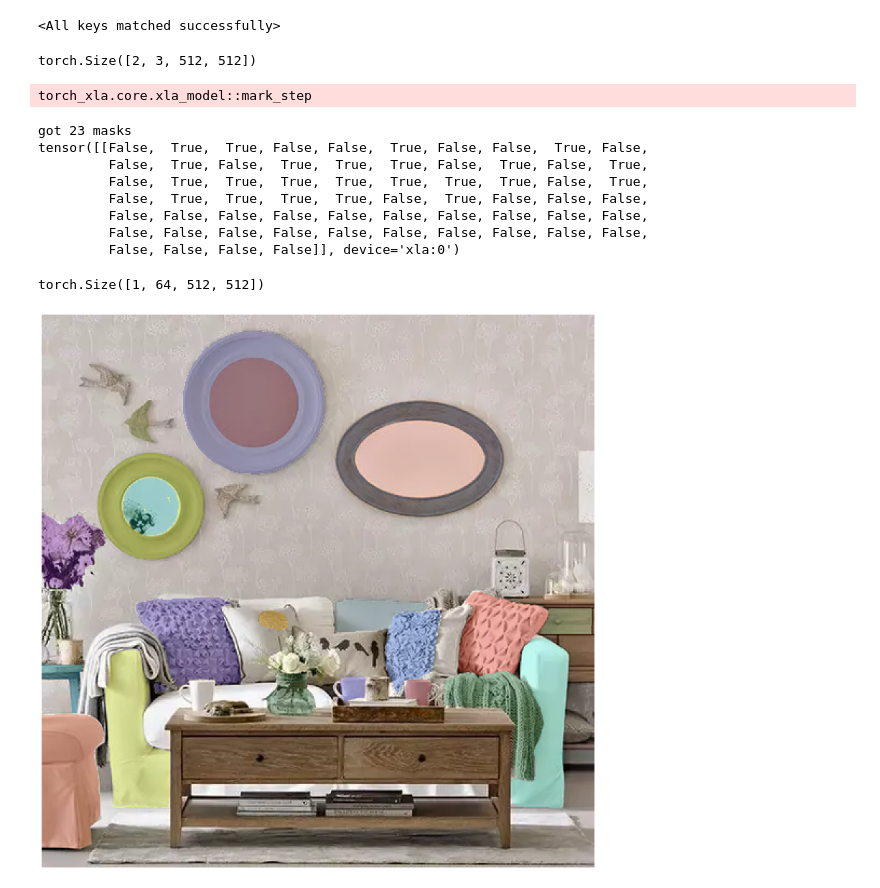
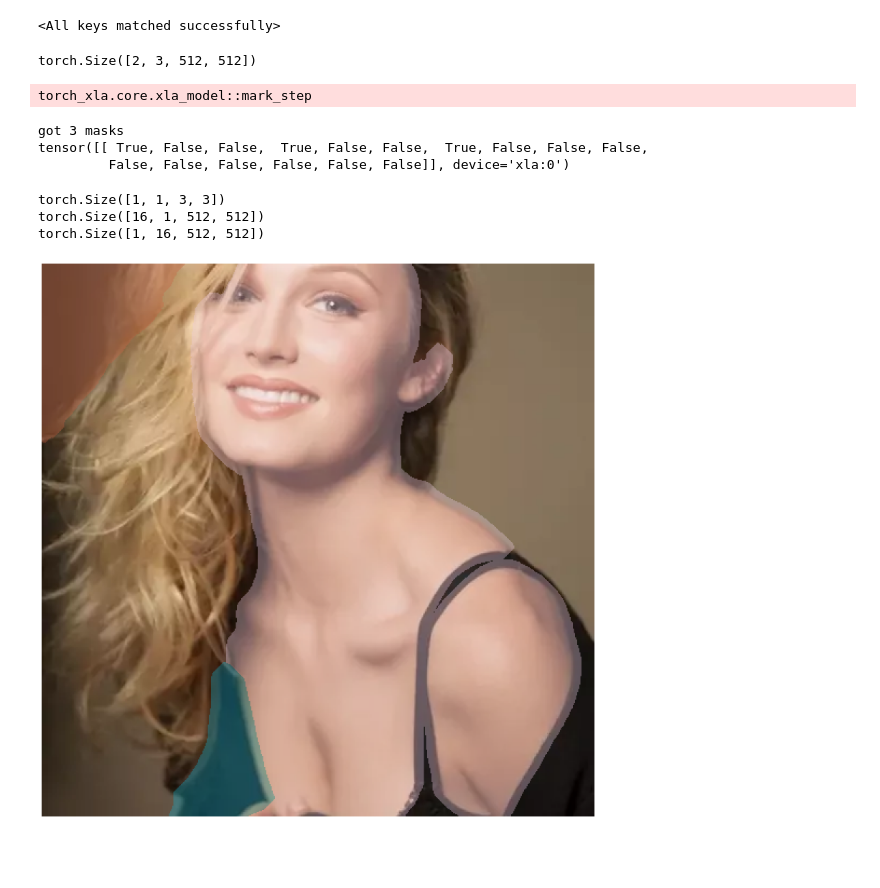
Before and after one commit to drhead/sam-hq, a Jupyter notebook: hqsam_xla_amg_test.ipynb, the cells around one changed output. Drawn from its saved outputs; the diff is of its cells as text; code cells hidden in the pictures; blank space fills up the shorter version.

```diff
--- a/hqsam_xla_amg_test.ipynb
+++ b/hqsam_xla_amg_test.ipynb
@@ -121,8 +121,8 @@ sam_dynamo = torch.compile(model, backend='torchxla_trace_once')
 # %%
 mask_generator = SamAutomaticMaskGenerator(
     model=sam_dynamo,
-    points_per_side=8,
-    points_per_batch=64
+    points_per_side=4,
+    points_per_batch=16
 )
 # %%
 def gen_masks():
@@ -139,32 +139,73 @@ tensor1 = torch.as_tensor(image).permute(2, 0, 1).contiguous()[None, :, :, :]
 tensor2 = torch.as_tensor(image2).permute(2, 0, 1).contiguous()[None, :, :, :]
 input = torch.cat([tensor1, tensor2], dim=0)
 print(input.shape)
-masks, valid = mask_generator.generate(tensor2)
+masks, valid = mask_generator.generate(tensor1)
 print(f"got {valid.count_nonzero()} masks")
 print(valid)
 # %% [output]
 torch.Size([2, 3, 512, 512])
 torch_xla.core.xla_model::mark_step
-got 23 masks
-tensor([[False,  True,  True, False, False,  True, False, False,  True, False,
-         False,  True, False,  True,  True,  True, False,  True, False,  True,
-         False,  True,  True,  True,  True,  True,  True,  True, False,  True,
-         False,  True,  True,  True,  True, False,  True, False, False, False,
-         False, False, False, False, False, False, False, False, False, False,
-         False, False, False, False, False, False, False, False, False, False,
-         False, False, False, False]], device='xla:0')
+got 3 masks
+tensor([[ True, False, False,  True, False, False,  True, False, False, False,
+         False, False, False, False, False, False]], device='xla:0')
-# %%
-print(masks.shape)
-# %% [output]
-torch.Size([1, 64, 512, 512])
+# %%
+# kernel = torch.tensor(
+#     [[[[0,0,0,0,0,1,1,1,1,1,1,0,0,0,0,0],
+#        [0,0,0,1,1,1,1,1,1,1,1,1,1,0,0,0],
+#        [0,0,1,1,1,1,1,1,1,1,1,1,1,1,0,0],
+#        [0,1,1,1,1,1,1,1,1,1,1,1,1,1,1,0],
+#        [0,1,1,1,1,1,1,1,1,1,1,1,1,1,1,0],
+#        [1,1,1,1,1,1,1,1,1,1,1,1,1,1,1,1],
+#        [1,1,1,1,1,1,1,1,1,1,1,1,1,1,1,1],
+#        [1,1,1,1,1,1,1,1,1,1,1,1,1,1,1,1],
+#        [1,1,1,1,1,1,1,1,1,1,1,1,1,1,1,1],
+#        [1,1,1,1,1,1,1,1,1,1,1,1,1,1,1,1],
+#        [1,1,1,1,1,1,1,1,1,1,1,1,1,1,1,1],
+#        [0,1,1,1,1,1,1,1,1,1,1,1,1,1,1,0],
+#        [0,1,1,1,1,1,1,1,1,1,1,1,1,1,1,0],
+#        [0,0,1,1,1,1,1,1,1,1,1,1,1,1,0,0],
+#        [0,0,0,1,1,1,1,1,1,1,1,1,1,0,0,0],
+#        [0,0,0,0,0,1,1,1,1,1,1,0,0,0,0,0]]]],
+#     dtype=torch.bool,
+#     device=xm.xla_device()
+# )
+
+kernel = torch.tensor(
+    [[[[0,1,0],
+       [1,1,1],
+       [0,1,0]]]],
+    dtype=torch.bool,
+    device=xm.xla_device()
+)
+
+print(kernel.shape)
+#masks_convolved = []
+#for i in range(masks.shape[1]):
+mask_convolving = masks.squeeze(0).unsqueeze(1)
+print(mask_convolving.shape)
+mask_convolving = ~mask_convolving
+for i in range(1):
+    mask_convolving = torch.nn.functional.conv2d(mask_convolving, kernel, padding=(1,1))
+mask_convolving = ~mask_convolving
+for i in range(10):
+    mask_convolving = torch.nn.functional.conv2d(mask_convolving, kernel, padding=(1,1))
+#masks_convolved.append(mask_convolving)
+mask_convolving = mask_convolving.squeeze(1).unsqueeze(0)
+
+#masks_convolved = torch.stack(masks_convolved,1)
+print(mask_convolving.shape)
+# %% [output]
+torch.Size([1, 1, 3, 3])
+torch.Size([16, 1, 512, 512])
+torch.Size([1, 16, 512, 512])
 # %%
 plt.figure(figsize=(20,20))
-plt.imshow(image2)
-show_anns(masks, valid)
+plt.imshow(image)
+show_anns(mask_convolving, valid)
 plt.axis('off')
 plt.show()
 # %% [output]
-[figure, old version]
+[figure, new version]
 # %%
 import torch_xla.debug.metrics as met
 print(met.metrics_report())
```
Also changed, not shown: parts of 1 cell of this notebook, 2 other files.
